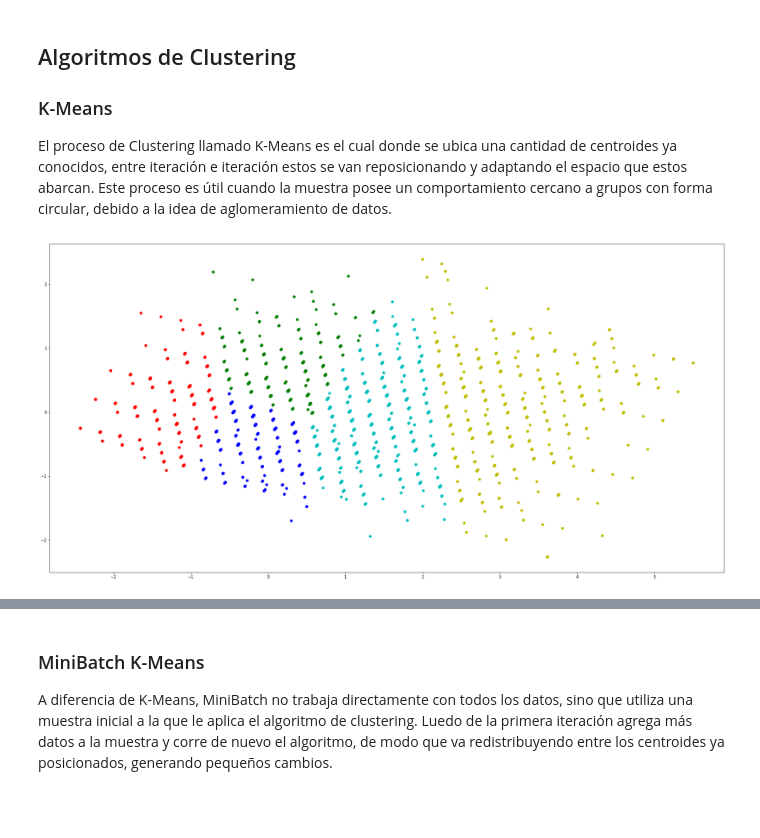
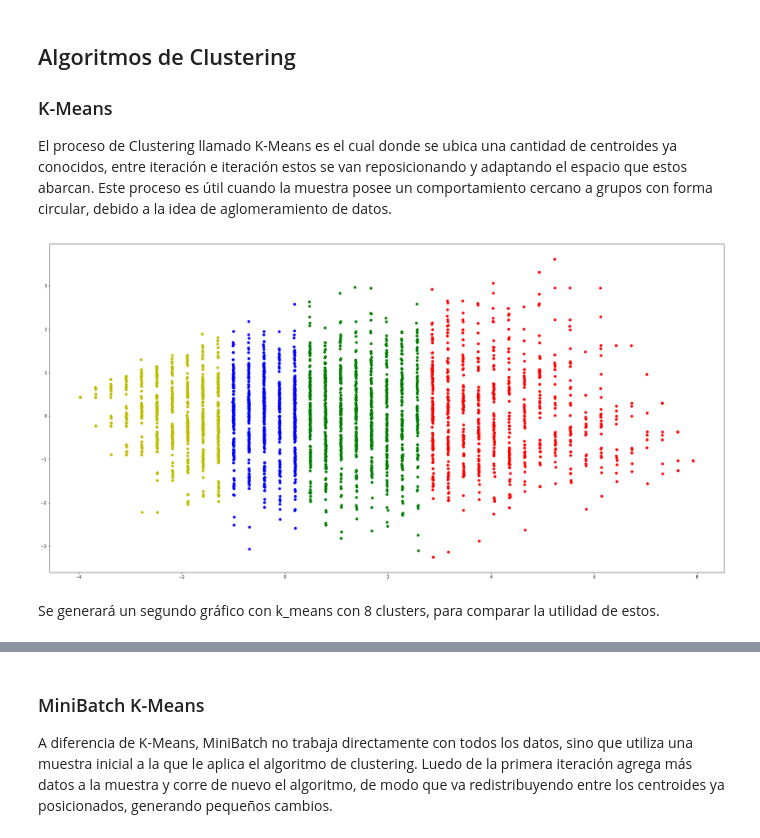
Before and after one commit to claudiogalaz/T1-DM, a Jupyter notebook: Tarea-1-Minería-de-Datos.ipynb, the cells around one changed output, grey strips where cells are left out. Saved outputs shown, nothing was run; the diff lists cells and outputs as text; code cells hidden in the pictures; blank space fills up the shorter version.

```diff
--- a/Tarea-1-Minería-de-Datos.ipynb
+++ b/Tarea-1-Minería-de-Datos.ipynb
@@ -78,19 +155,13 @@ data_trans = pca.transform(data_matrix)
 # %%
-colormap = np.array(['b','r','g','y','c', 'm','k','#345678'])
-
-
-X = []
-Y = []
+colormap = np.array(['b','r','g','y','c', 'm','k','#345678', '#B43114',
+                     '#A17CB7','#7CB7B3','#7A4E19','#767A19','#1F3C27',
+                     '#5F5784','#B4149E','#146DB4','#28B414'])
+X_m = []
+Y_m = []
 for i in range(len(data_trans)):
-    X.append(data_trans[i,0])
-    Y.append(data_trans[i,1])
+    X_m.append(data_trans[i,0])
+    Y_m.append(data_trans[i,1])
+data_final = data_trans
-# %%
-K_Muestra =10000
-data_muestra = data_trans[0:K_Muestra,0:K_Muestra]
-X_m = X[0:K_Muestra]
-Y_m = Y[0:K_Muestra]
-# %%
-data_final = data_muestra
 # %% [markdown]
 ## Algoritmos de Clustering
 ### K-Means
@@ -98,14 +169,16 @@ El proceso de Clustering llamado K-Means es el cual donde se ubica una cantidad
 # %%
 from sklearn.cluster import KMeans
 # %%
-k_means = KMeans(init="random", n_clusters=5, n_init=5)
+k_means = KMeans(init="k-means++", n_clusters=4, n_init=5)
 k_means.fit(data_final)
-k_means_labels = k_means.labels_
-k_means_cluster_centers = k_means.cluster_centers_
+kmlabels = k_means.labels_
+kmcluster = k_means.cluster_centers_
 # %%
 plt.figure(figsize=(30,15))
-plot = plt.scatter(X_m,Y_m,c= colormap[k_means_labels] )
+plot = plt.scatter(X_m,Y_m,c= colormap[kmlabels] )
 
 plt.show()
 # %% [output]
-[figure, old version]
+[figure, new version]
+# %% [markdown]
+Se generará un segundo gráfico con k_means con 8 clusters, para comparar la utilidad de estos.
```
Also changed, not shown: parts of 64 cells of this notebook.
